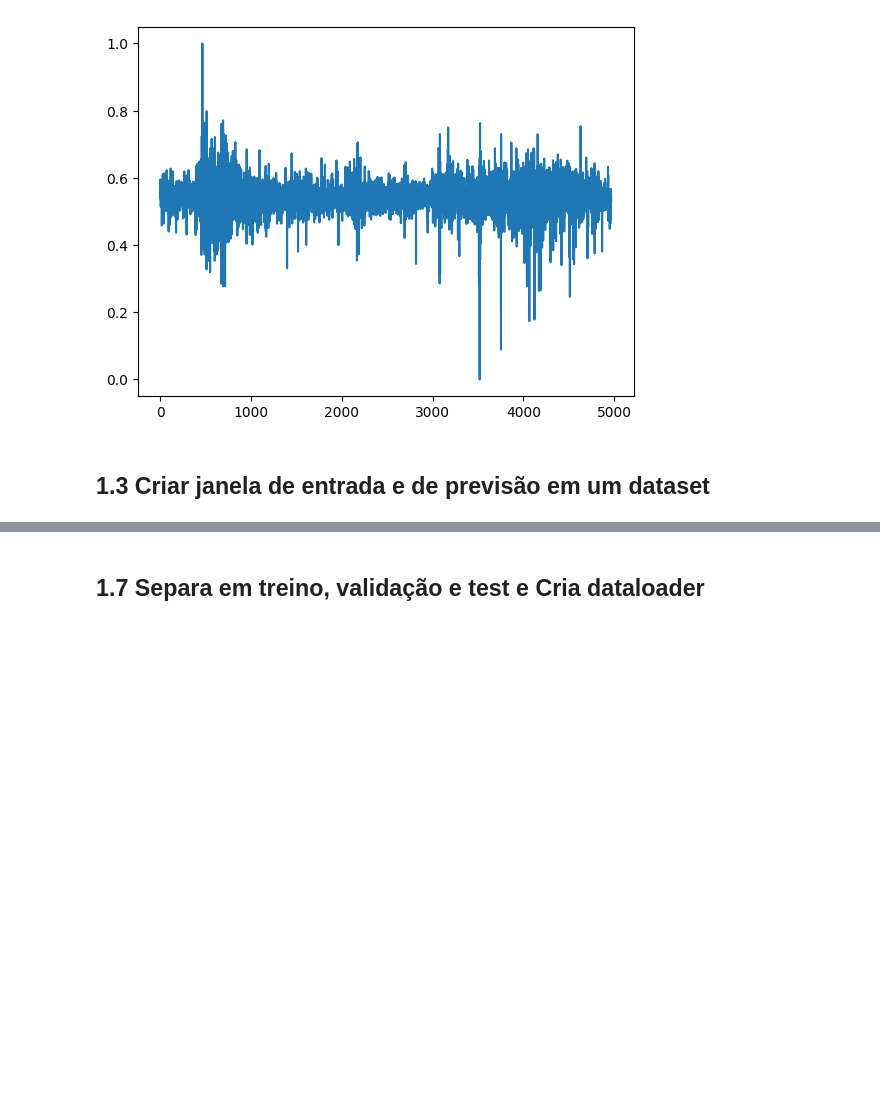
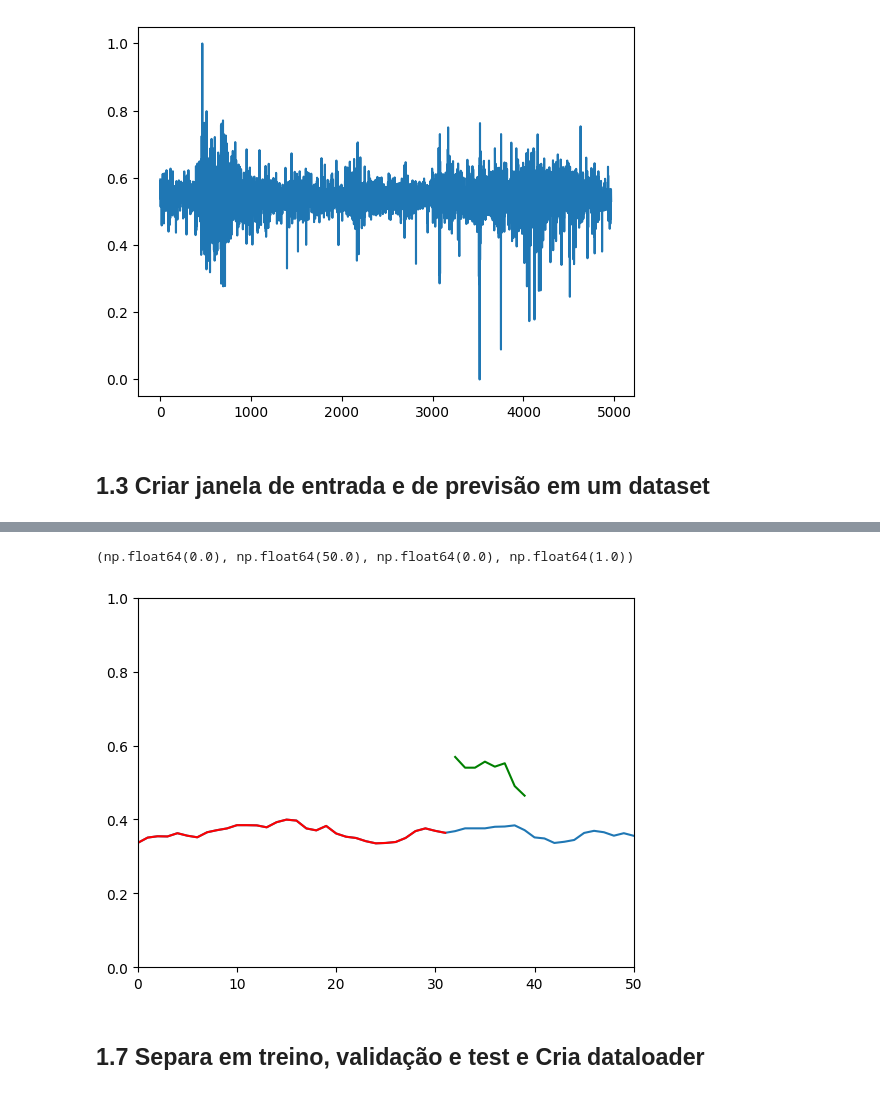
Before and after one commit to c-mmonteiro/t1-algo-feature, a Jupyter notebook: ConformalPrediction_LSTM.ipynb, the cells around one changed output, grey strips where cells are left out. Saved outputs shown, nothing was run; the diff lists cells and outputs as text; code cells hidden in the pictures; blank space fills up the shorter version.

```diff
--- a/ConformalPrediction_LSTM.ipynb
+++ b/ConformalPrediction_LSTM.ipynb
@@ -217,3 +270,17 @@ Total windows: 4930 (history=32, forecast=8)
+# %%
+history_features, decoder_inputs, future_targets = ds[0]
+
+n_history = len(history_features[:, 0].numpy())
+n_future = len(future_targets.numpy().flatten())
+
+plt.plot(df_scaled['Close'])
+plt.plot(history_features[:, 0].numpy(), color='r')
+plt.plot(range(n_history, n_history + n_future), future_targets.numpy().flatten(), color='g')
+
+plt.axis([0,50, 0, 1])
+# %% [output]
+(np.float64(0.0), np.float64(50.0), np.float64(0.0), np.float64(1.0))
+[figure, added]
 # %% [markdown]
 ## 1.7 Separa em treino, validação e test e Cria dataloader
 # %%
```
Also changed, not shown: parts of 29 cells of this notebook.
